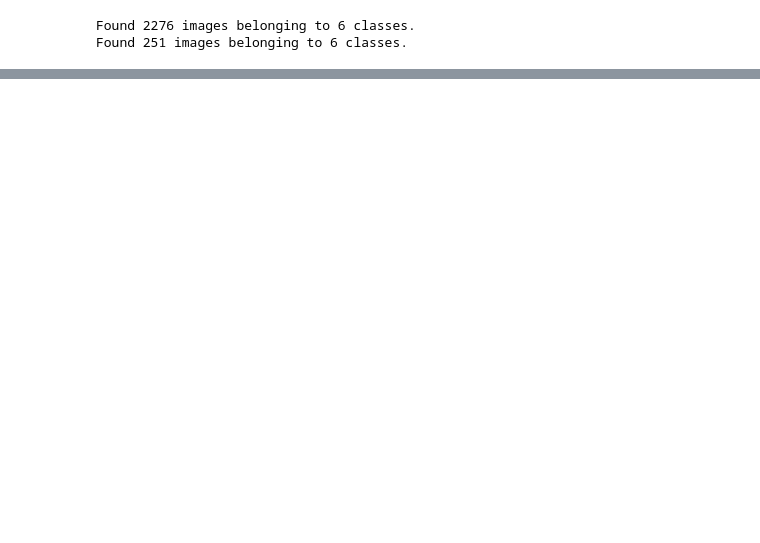
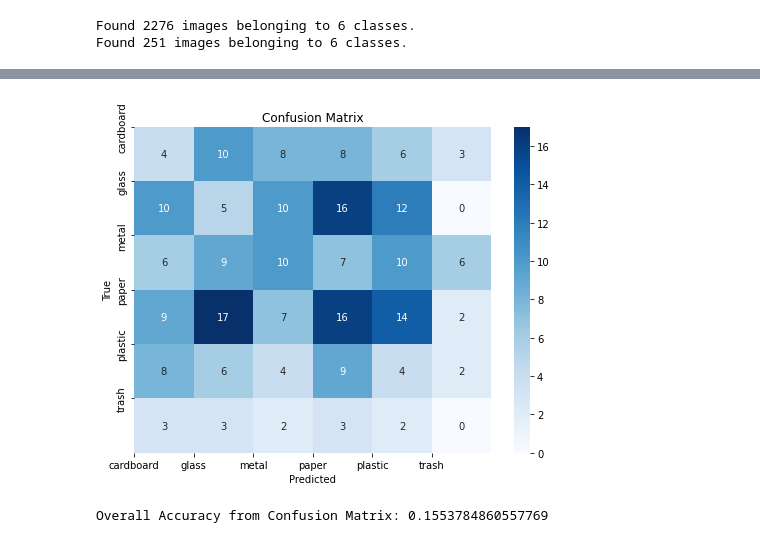
Before and after one commit to Monowog/ecs171-project, a Jupyter notebook: CNN.ipynb, the cells around one changed output, grey strips where cells are left out. Cells and saved outputs as stored; diff of their text form; code cells hidden in the pictures; blank space fills up the shorter version.

```diff
--- a/CNN.ipynb
+++ b/CNN.ipynb
@@ -134,0 +303,30 @@ plt.show()
+# %%
+# Create a confusion matrix
+from sklearn.metrics import confusion_matrix
+import seaborn as sns
+import matplotlib.pyplot as plt
+
+true_labels = test_generator.classes
+class_names = list(test_generator.class_indices.keys())
+predicted_labels = final_model.predict(test_generator).argmax(axis=1)
+
+cm = confusion_matrix(predicted_labels, true_labels)
+
+plt.figure(figsize=(8, 6))
+sns.heatmap(cm, annot=True, cmap='Blues', fmt='g')
+plt.xticks(ticks=np.arange(len(class_names)), labels=class_names)
+plt.yticks(ticks=np.arange(len(class_names)), labels=class_names)
+plt.xlabel('Predicted')
+plt.ylabel('True')
+plt.title('Confusion Matrix')
+plt.show()
+
+from sklearn.metrics import confusion_matrix
+
+# Assuming you have the confusion matrix 'cm'
+correct_predictions = np.diag(cm).sum()  # Sum of diagonal values (correct predictions)
+total_samples = cm.sum()  # Total number of samples
+accuracy = correct_predictions / total_samples
+
+print("Overall Accuracy from Confusion Matrix:", accuracy)
+# %% [output]
@@ -135,3 +334,5 @@ plt.show()
+[figure, added]
+Overall Accuracy from Confusion Matrix: 0.1553784860557769
 # %%
 # Plotting training and validation loss
 import matplotlib.pyplot as plt
```
Also changed, not shown: parts of 18 cells of this notebook.
